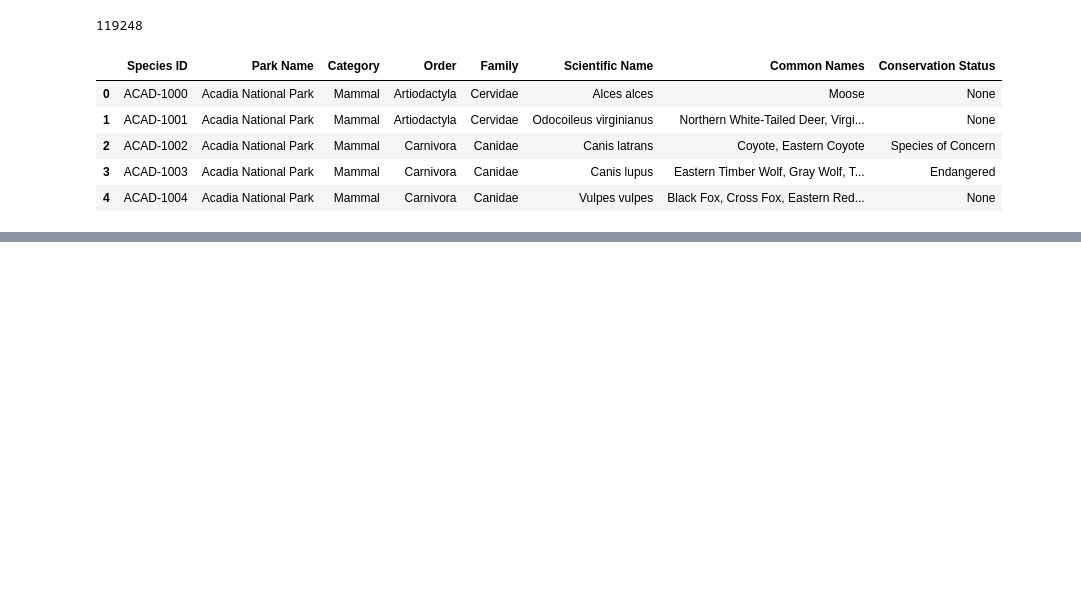
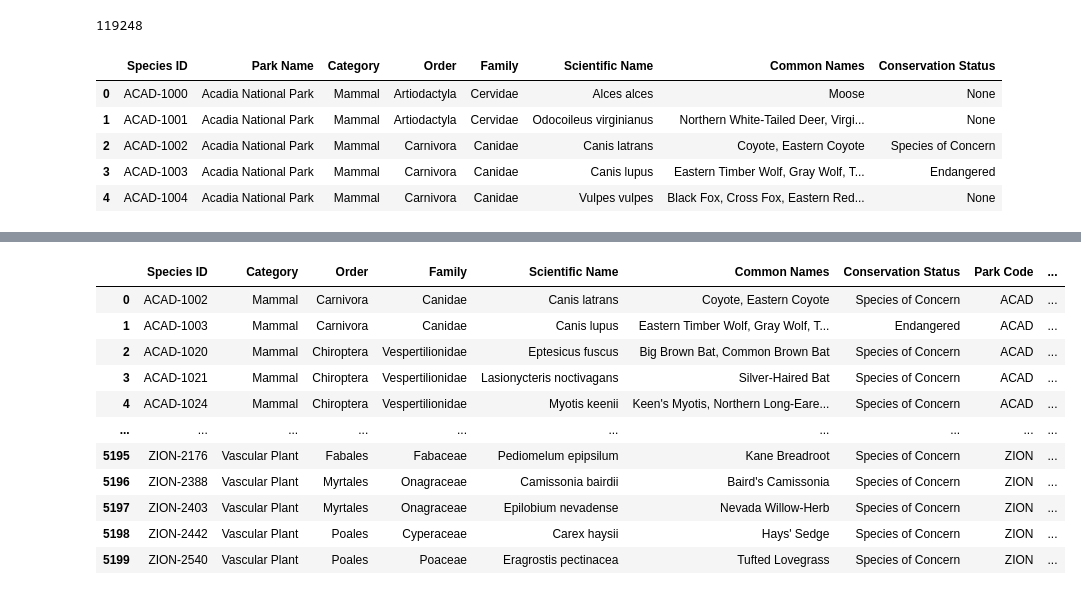
Before and after one commit to gabrielaza22/project-3-group-01, a Jupyter notebook: Sarah/Data_engineering_eda/Q3.ipynb, the cells around one changed output, grey strips where cells are left out. Cells and saved outputs as stored; diff of their text form; code cells hidden in the pictures; blank space fills up the shorter version.

```diff
--- a/Sarah/Data_engineering_eda/Q3.ipynb
+++ b/Sarah/Data_engineering_eda/Q3.ipynb
@@ -80,0 +91,83 @@ parks_table.head()
+# %%
+# Split parks with multiple states into duplicate rows with one for each state
+
+query = """
+    WITH split_states AS (
+        SELECT
+            p."Park Code",
+            p."Park Name",
+            TRIM(CASE
+                WHEN INSTR(p.State, ', ') > 0 THEN SUBSTR(p.State, 1, INSTR(p.State, ', ') - 1)
+                ELSE p.State
+            END) AS State,
+            p.Acres,
+            p.Latitude,
+            p.Longitude
+        FROM
+            parks AS p
+        UNION
+        SELECT
+            p."Park Code",
+            p."Park Name",
+            TRIM(CASE
+                WHEN INSTR(p.State, ', ') > 0 THEN SUBSTR(p.State, INSTR(p.State, ', ') + 1)
+                ELSE ''
+            END) AS State,
+            p.Acres,
+            p.Latitude,
+            p.Longitude
+        FROM
+            parks AS p
+        UNION
+        SELECT
+            p."Park Code",
+            p."Park Name",
+            TRIM(CASE
+                WHEN INSTR(p.State, ', ') > 0 THEN SUBSTR(p.State, INSTR(p.State, ', ') + 2)
+                ELSE ''
+            END) AS State,
+            p.Acres,
+            p.Latitude,
+            p.Longitude
+        FROM
+            parks AS p
+    )
+    SELECT
+        s."Species ID",
+        s.Category,
+        s."Order",
+        s.Family,
+        s."Scientific Name",
+        s."Common Names",
+        s."Conservation Status",
+        t."Park Code",
+        t."Park Name",
+        TRIM(t.State) AS State,
+        t.Acres,
+        t.Latitude,
+        t.Longitude
+    FROM
+        split_states as t
+    JOIN
+        species as s ON s."Park Name" = t."Park Name"
+    WHERE
+        s."Conservation Status" <> 'None'
+        AND TRIM(t.State) <> '';
+    """
+
+
+combined_df = pd.read_sql(text(query), con=engine)
+combined_df
+# %% [output]
+|  | Species ID | Category | Order | Family | Scientific Name | Common Names | Conservation Status | Park Code | ... |
+| 0 | ACAD-1002 | Mammal | Carnivora | Canidae | Canis latrans | Coyote, Eastern Coyote | Species of Concern | ACAD | ... |
+| 1 | ACAD-1003 | Mammal | Carnivora | Canidae | Canis lupus | Eastern Timber Wolf, Gray Wolf, T... | Endangered | ACAD | ... |
+| 2 | ACAD-1020 | Mammal | Chiroptera | Vespertilionidae | Eptesicus fuscus | Big Brown Bat, Common Brown Bat | Species of Concern | ACAD | ... |
+| 3 | ACAD-1021 | Mammal | Chiroptera | Vespertilionidae | Lasionycteris noctivagans | Silver-Haired Bat | Species of Concern | ACAD | ... |
+| 4 | ACAD-1024 | Mammal | Chiroptera | Vespertilionidae | Myotis keenii | Keen's Myotis, Northern Long-Eare... | Species of Concern | ACAD | ... |
+| ... | ... | ... | ... | ... | ... | ... | ... | ... | ... |
+| 5195 | ZION-2176 | Vascular Plant | Fabales | Fabaceae | Pediomelum epipsilum | Kane Breadroot | Species of Concern | ZION | ... |
+| 5196 | ZION-2388 | Vascular Plant | Myrtales | Onagraceae | Camissonia bairdii | Baird's Camissonia | Species of Concern | ZION | ... |
+| 5197 | ZION-2403 | Vascular Plant | Myrtales | Onagraceae | Epilobium nevadense | Nevada Willow-Herb | Species of Concern | ZION | ... |
+| 5198 | ZION-2442 | Vascular Plant | Poales | Cyperaceae | Carex haysii | Hays' Sedge | Species of Concern | ZION | ... |
+| 5199 | ZION-2540 | Vascular Plant | Poales | Poaceae | Eragrostis pectinacea | Tufted Lovegrass | Species of Concern | ZION | ... |
```
Also changed, not shown: parts of 18 cells of this notebook, 2 other files.
